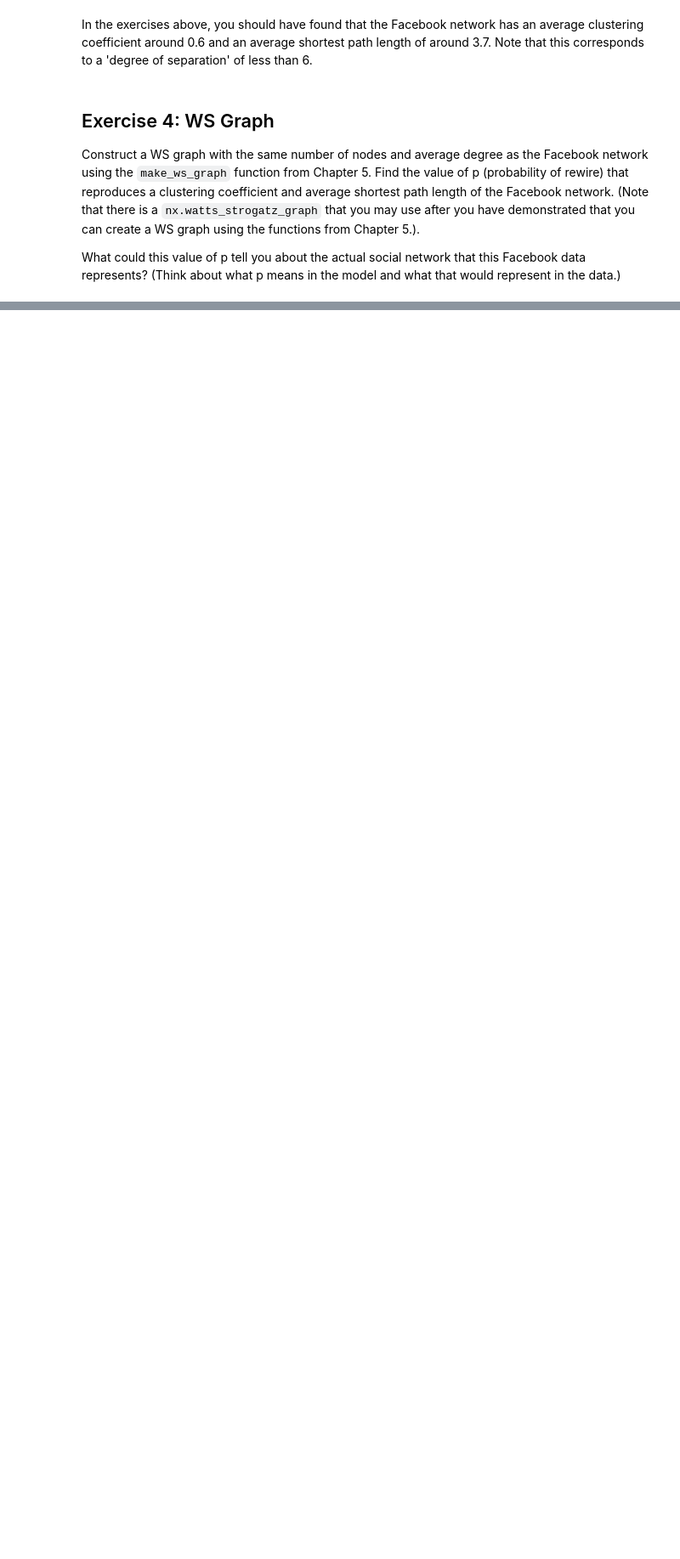
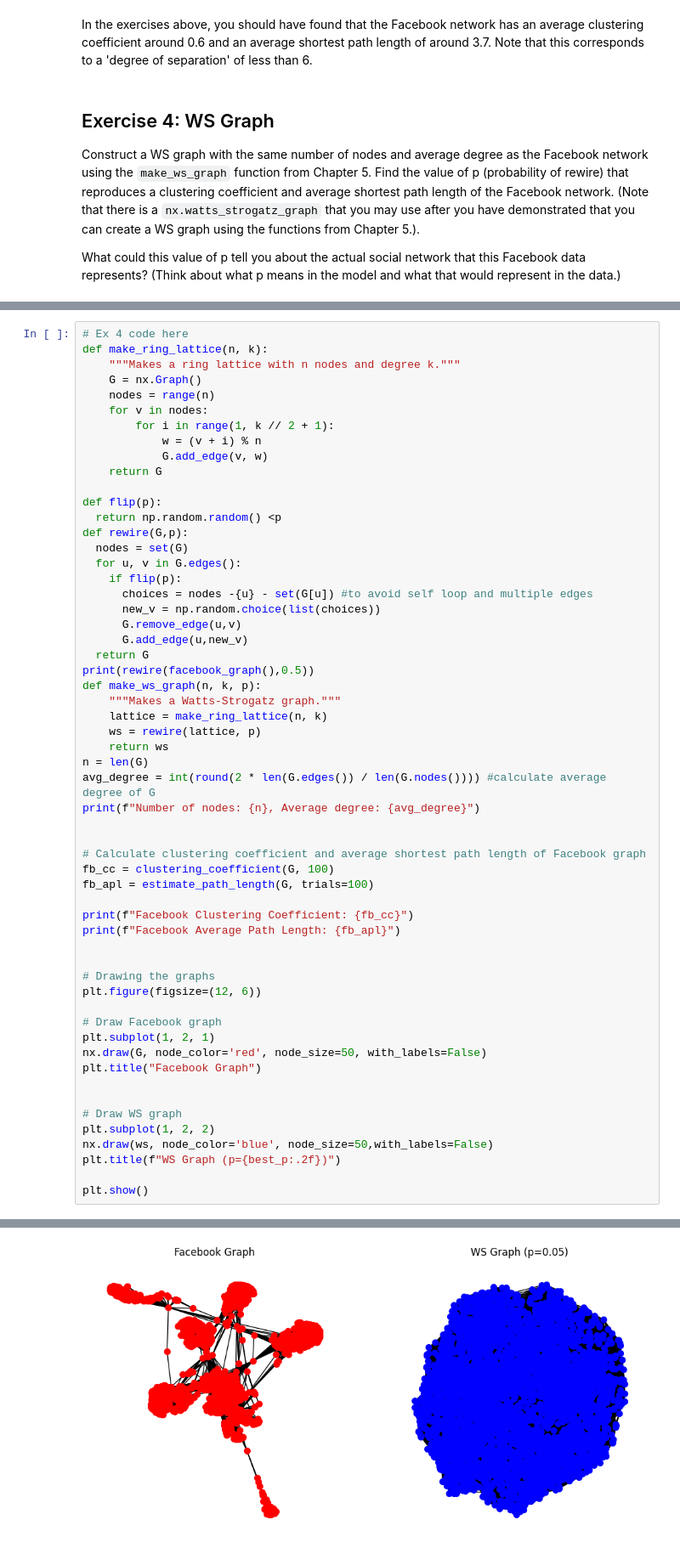
Before and after one commit to kashishkhera44/comp215, a Jupyter notebook: labs/lab06_networks.ipynb, the cells around one changed output, grey strips where cells are left out. Shown at 85% size. Drawn from its saved outputs; the diff is of its cells as text; blank space fills up the shorter version.

```diff
--- a/labs/lab06_networks.ipynb
+++ b/labs/lab06_networks.ipynb
@@ -192,0 +157,58 @@ KeyboardInterrupt:
+# %%
+# Ex 4 code here
+def make_ring_lattice(n, k):
+    """Makes a ring lattice with n nodes and degree k."""
+    G = nx.Graph()
+    nodes = range(n)
+    for v in nodes:
+        for i in range(1, k // 2 + 1):
+            w = (v + i) % n
+            G.add_edge(v, w)
+    return G
+
+def flip(p):
+  return np.random.random() <p
+def rewire(G,p):
+  nodes = set(G)
+  for u, v in G.edges():
+    if flip(p):
+      choices = nodes -{u} - set(G[u]) #to avoid self loop and multiple edges
+      new_v = np.random.choice(list(choices))
+      G.remove_edge(u,v)
+      G.add_edge(u,new_v)
+  return G
+print(rewire(facebook_graph(),0.5))
+def make_ws_graph(n, k, p):
+    """Makes a Watts-Strogatz graph."""
+    lattice = make_ring_lattice(n, k)
+    ws = rewire(lattice, p)
+    return ws
+n = len(G)
+avg_degree = int(round(2 * len(G.edges()) / len(G.nodes()))) #calculate average degree of G
+print(f"Number of nodes: {n}, Average degree: {avg_degree}")
+
+
+# Calculate clustering coefficient and average shortest path length of Facebook graph
+fb_cc = clustering_coefficient(G, 100)
+fb_apl = estimate_path_length(G, trials=100)
+
+print(f"Facebook Clustering Coefficient: {fb_cc}")
+print(f"Facebook Average Path Length: {fb_apl}")
+
+
+# Drawing the graphs
+plt.figure(figsize=(12, 6))
+
+# Draw Facebook graph
+plt.subplot(1, 2, 1)
+nx.draw(G, node_color='red', node_size=50, with_labels=False)
+plt.title("Facebook Graph")
+
+
+# Draw WS graph
+plt.subplot(1, 2, 2)
+nx.draw(ws, node_color='blue', node_size=50,with_labels=False)
+plt.title(f"WS Graph (p={best_p:.2f})")
+
+plt.show()
+# %% [output]
@@ -192,0 +219 @@ KeyboardInterrupt:
+[figure, added]
```
Also changed, not shown: parts of 7 cells of this notebook.
